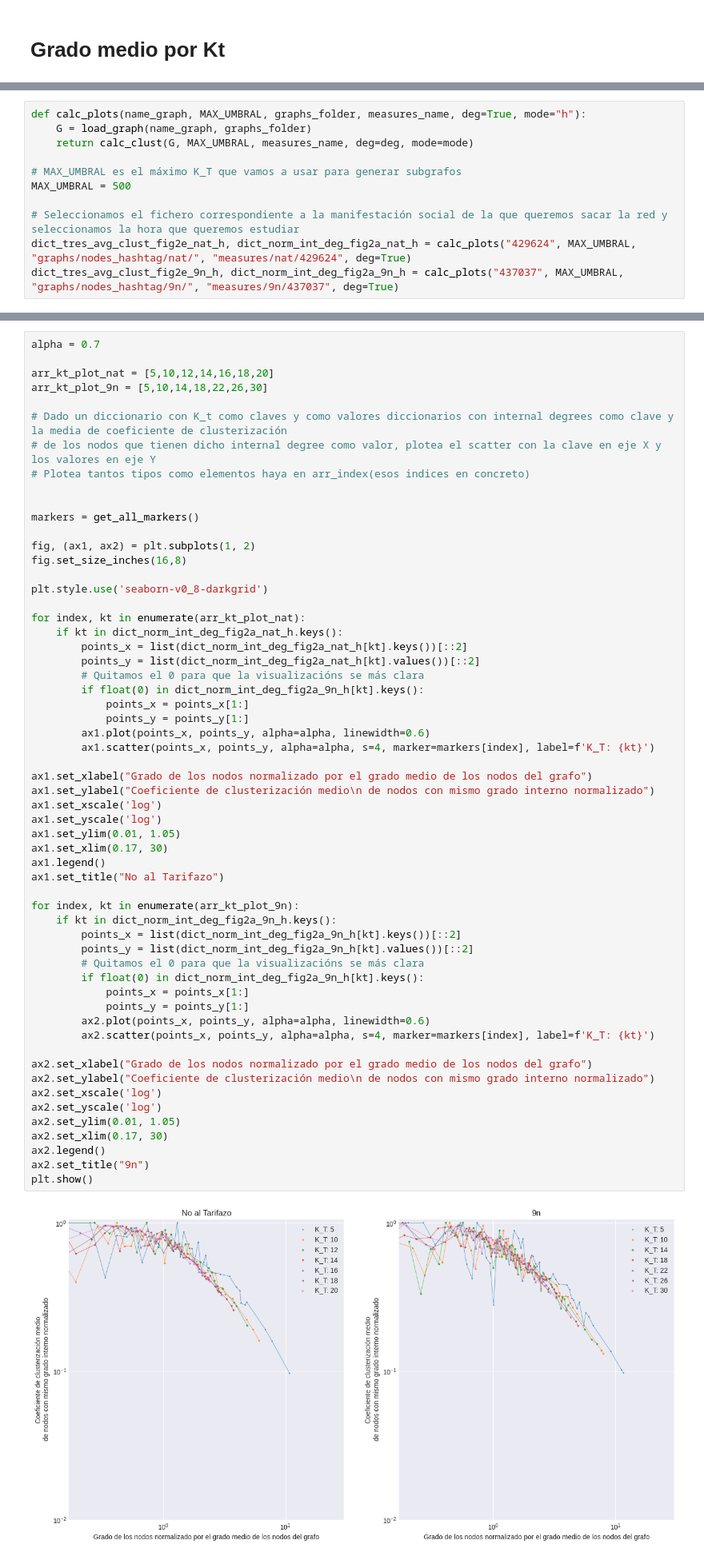
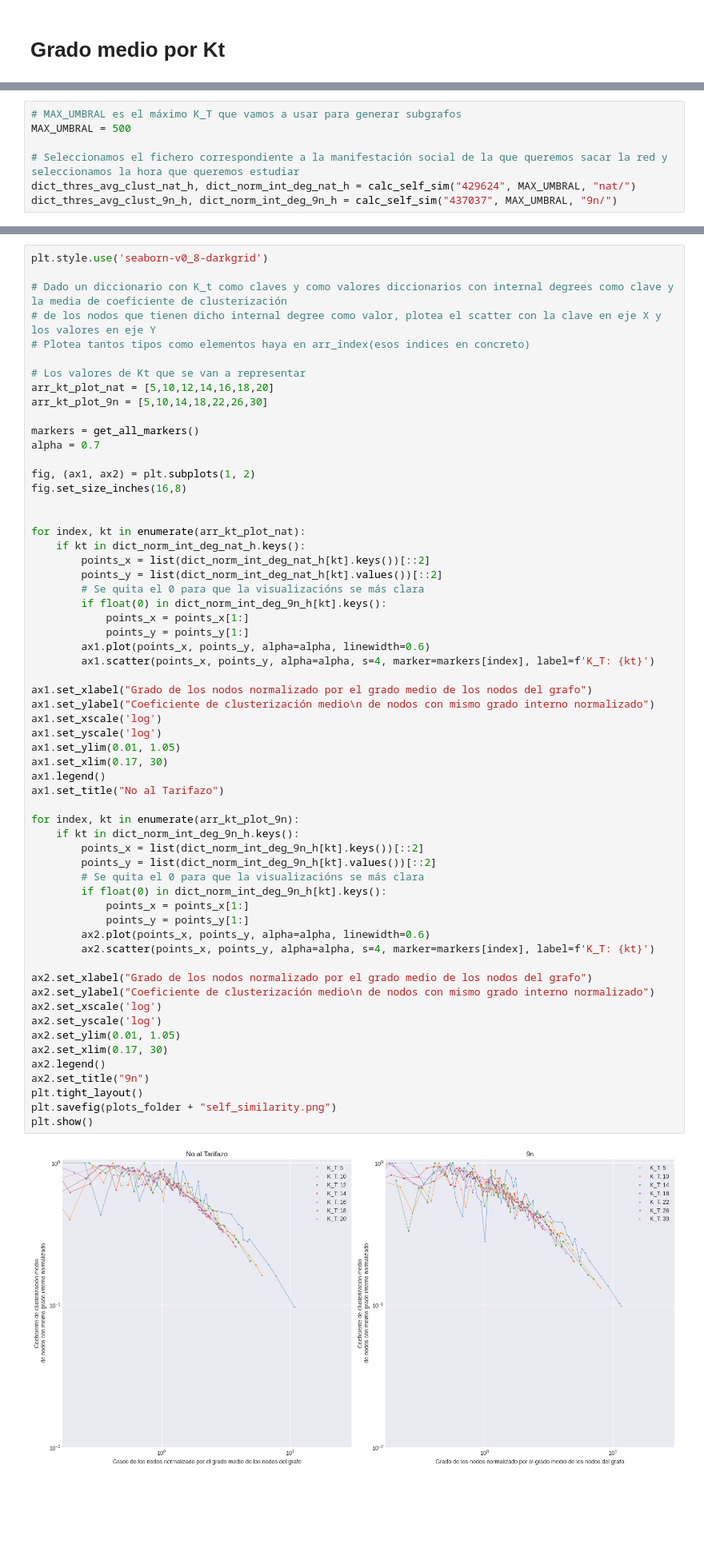
Before and after one commit to Manusua/TFM_Manuel_Suarez_Roman, a Jupyter notebook: Self similarity in graphs.ipynb, the cells around one changed output, grey strips where cells are left out. Shown at 80% size. Drawn from its saved outputs; the diff is of its cells as text; blank space fills up the shorter version.

Commit message:
self similarity

```diff
--- a/Self similarity in graphs.ipynb
+++ b/Self similarity in graphs.ipynb
@@ -491,11 +461,7 @@ from mpl_toolkits.axes_grid1.inset_locator import inset_axes
 # %%
-def calc_plots(name_graph, MAX_UMBRAL, graphs_folder, measures_name, deg=True, mode="h"):
-    G = load_graph(name_graph, graphs_folder)
-    return calc_clust(G, MAX_UMBRAL, measures_name, deg=deg, mode=mode)
-
 # MAX_UMBRAL es el máximo K_T que vamos a usar para generar subgrafos
 MAX_UMBRAL = 500
 
 # Seleccionamos el fichero correspondiente a la manifestación social de la que queremos sacar la red y seleccionamos la hora que queremos estudiar
-dict_tres_avg_clust_fig2e_nat_h, dict_norm_int_deg_fig2a_nat_h = calc_plots("429624", MAX_UMBRAL, "graphs/nodes_hashtag/nat/", "measures/nat/429624", deg=True)
-dict_tres_avg_clust_fig2e_9n_h, dict_norm_int_deg_fig2a_9n_h = calc_plots("437037", MAX_UMBRAL, "graphs/nodes_hashtag/9n/", "measures/9n/437037", deg=True)
+dict_thres_avg_clust_nat_h, dict_norm_int_deg_nat_h = calc_self_sim("429624", MAX_UMBRAL, "nat/")
+dict_thres_avg_clust_9n_h, dict_norm_int_deg_9n_h = calc_self_sim("437037", MAX_UMBRAL, "9n/")
@@ -507,63 +468,65 @@ Cargado el grafo de la hora 437037, numero de nodos: 870, numero de aristas: 970
 # %%
-alpha = 0.7
-
-arr_kt_plot_nat = [5,10,12,14,16,18,20]
-arr_kt_plot_9n = [5,10,14,18,22,26,30]
+plt.style.use('seaborn-v0_8-darkgrid')
 
 # Dado un diccionario con K_t como claves y como valores diccionarios con internal degrees como clave y la media de coeficiente de clusterización
 # de los nodos que tienen dicho internal degree como valor, plotea el scatter con la clave en eje X y los valores en eje Y
 # Plotea tantos tipos como elementos haya en arr_index(esos indices en concreto)
 
+# Los valores de Kt que se van a representar
+arr_kt_plot_nat = [5,10,12,14,16,18,20]
+arr_kt_plot_9n = [5,10,14,18,22,26,30]
 
 markers = get_all_markers()
+alpha = 0.7
 
 fig, (ax1, ax2) = plt.subplots(1, 2)
 fig.set_size_inches(16,8)
 
-plt.style.use('seaborn-v0_8-darkgrid')
 
 for index, kt in enumerate(arr_kt_plot_nat):
-    if kt in dict_norm_int_deg_fig2a_nat_h.keys():
-        points_x = list(dict_norm_int_deg_fig2a_nat_h[kt].keys())[::2]
-        points_y = list(dict_norm_int_deg_fig2a_nat_h[kt].values())[::2]
-        # Quitamos el 0 para que la visualizacións se más clara
-        if float(0) in dict_norm_int_deg_fig2a_9n_h[kt].keys():
+    if kt in dict_norm_int_deg_nat_h.keys():
+        points_x = list(dict_norm_int_deg_nat_h[kt].keys())[::2]
+        points_y = list(dict_norm_int_deg_nat_h[kt].values())[::2]
+        # Se quita el 0 para que la visualizacións se más clara
+        if float(0) in dict_norm_int_deg_9n_h[kt].keys():
             points_x = points_x[1:]
             points_y = points_y[1:]
         ax1.plot(points_x, points_y, alpha=alpha, linewidth=0.6)
         ax1.scatter(points_x, points_y, alpha=alpha, s=4, marker=markers[index], label=f'K_T: {kt}')
 
 ax1.set_xlabel("Grado de los nodos normalizado por el grado medio de los nodos del grafo")
 ax1.set_ylabel("Coeficiente de clusterización medio\n de nodos con mismo grado interno normalizado")
 ax1.set_xscale('log')
 ax1.set_yscale('log')
 ax1.set_ylim(0.01, 1.05)
 ax1.set_xlim(0.17, 30)
 ax1.legend()
 ax1.set_title("No al Tarifazo")
 
 for index, kt in enumerate(arr_kt_plot_9n):
-    if kt in dict_norm_int_deg_fig2a_9n_h.keys():
-        points_x = list(dict_norm_int_deg_fig2a_9n_h[kt].keys())[::2]
-        points_y = list(dict_norm_int_deg_fig2a_9n_h[kt].values())[::2]
-        # Quitamos el 0 para que la visualizacións se más clara
-        if float(0) in dict_norm_int_deg_fig2a_9n_h[kt].keys():
+    if kt in dict_norm_int_deg_9n_h.keys():
+        points_x = list(dict_norm_int_deg_9n_h[kt].keys())[::2]
+        points_y = list(dict_norm_int_deg_9n_h[kt].values())[::2]
+        # Se quita el 0 para que la visualizacións se más clara
+        if float(0) in dict_norm_int_deg_9n_h[kt].keys():
             points_x = points_x[1:]
             points_y = points_y[1:]
         ax2.plot(points_x, points_y, alpha=alpha, linewidth=0.6)
         ax2.scatter(points_x, points_y, alpha=alpha, s=4, marker=markers[index], label=f'K_T: {kt}')
 
 ax2.set_xlabel("Grado de los nodos normalizado por el grado medio de los nodos del grafo")
 ax2.set_ylabel("Coeficiente de clusterización medio\n de nodos con mismo grado interno normalizado")
 ax2.set_xscale('log')
 ax2.set_yscale('log')
 ax2.set_ylim(0.01, 1.05)
 ax2.set_xlim(0.17, 30)
 ax2.legend()
 ax2.set_title("9n")
+plt.tight_layout()
+plt.savefig(plots_folder + "self_similarity.png")
 plt.show()
 # %% [output]
-[figure, old version]
+[figure, new version]
 # %% [markdown]
 ## Figura Clustering promedio
 # %%
```
Also changed, not shown: parts of 32 cells of this notebook, 12 other files.
